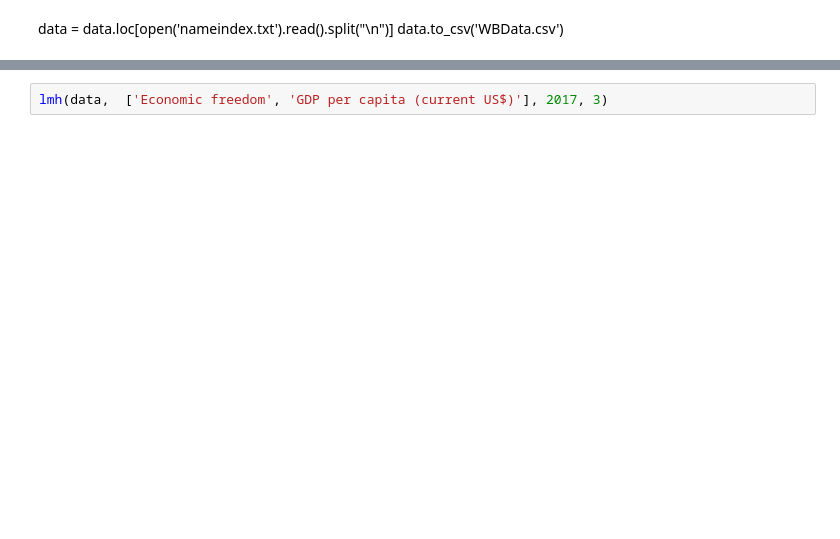
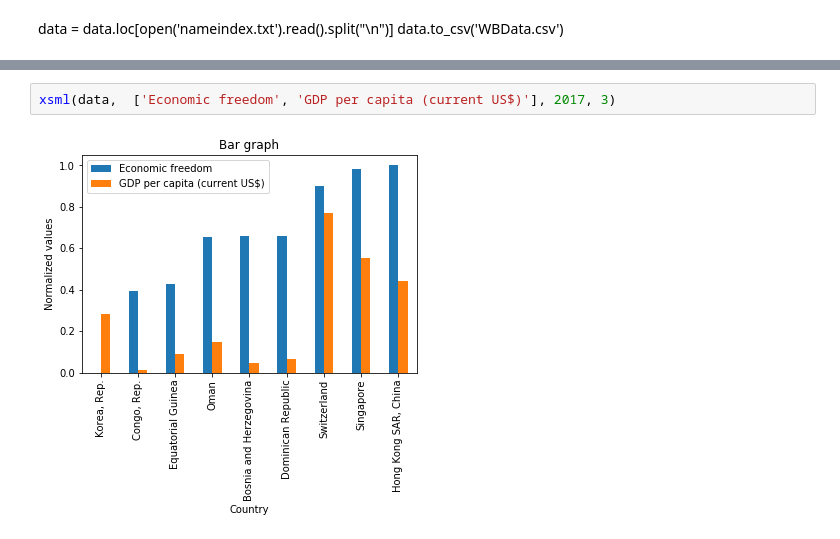
Before and after one commit to Kalysthos/P4DS-Homework, a Jupyter notebook: New/Teste.ipynb, the cells around one changed output, grey strips where cells are left out. Cells and saved outputs as stored; diff of their text form; blank space fills up the shorter version.

```diff
--- a/New/Teste.ipynb
+++ b/New/Teste.ipynb
@@ -18,4 +25,6 @@ lmh(data,  'Economic freedom', 2017, 3)
 # %%
-lmh(data,  ['Economic freedom', 'GDP per capita (current US$)'], 2017, 3)
+xsml(data,  ['Economic freedom', 'GDP per capita (current US$)'], 2017, 3)
+# %% [output]
+[figure, added]
 # %%
 trend_years(data, ['Economic freedom', 'GDP per capita (current US$)'], 'World', [2000, 2017])
```
Also changed, not shown: parts of 7 cells of this notebook, 1 other file.
